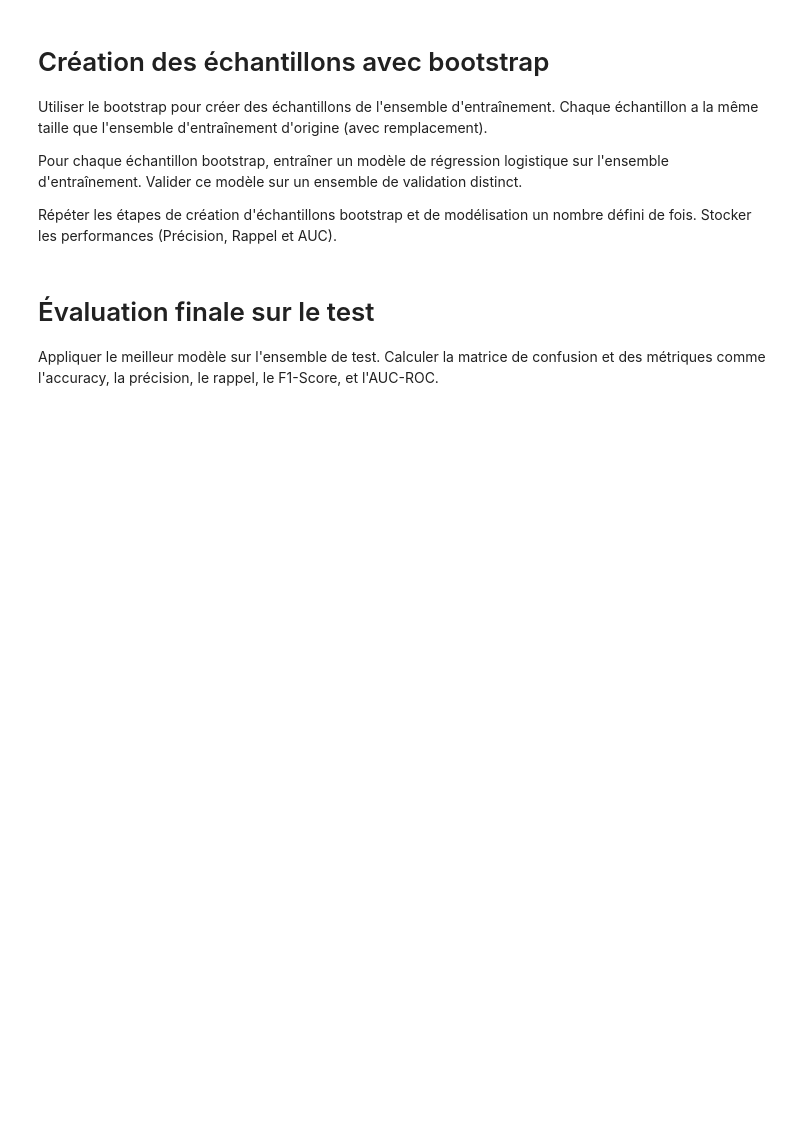
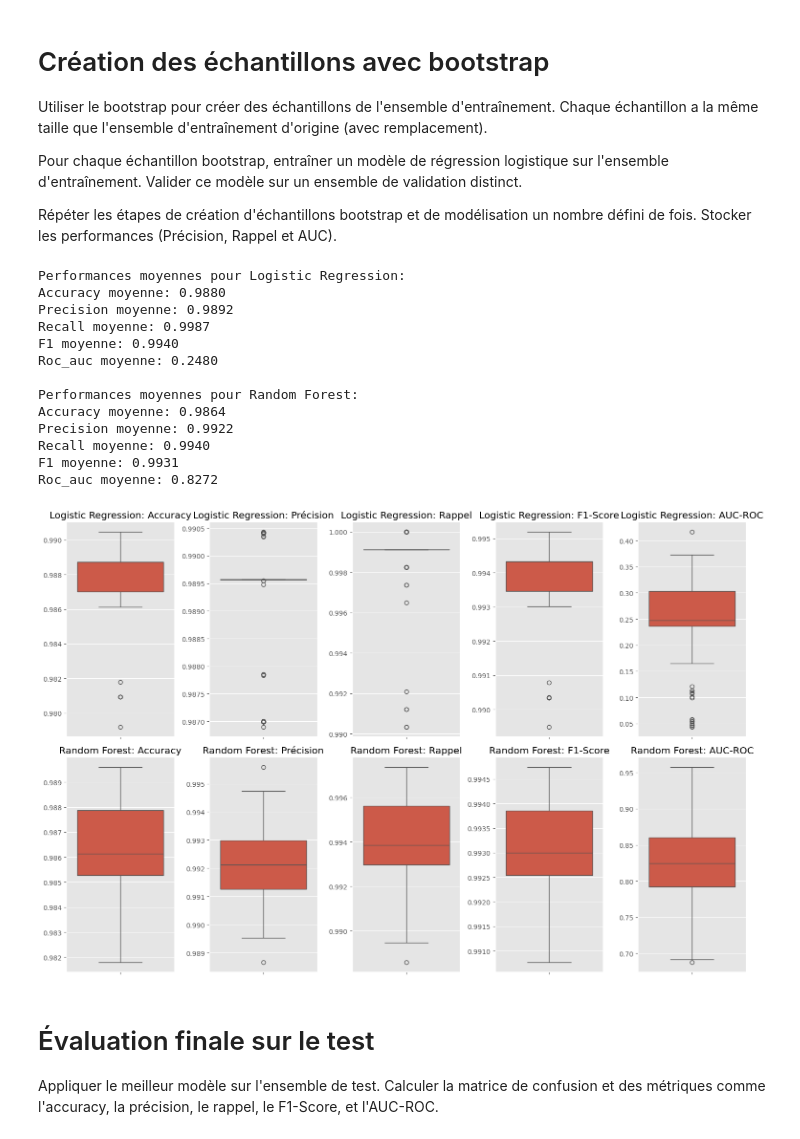
Before and after one commit to josephpierres/MGL870-TP2, a Jupyter notebook: MGL870-TP2-BGL-AIOps.ipynb, the cells around one changed output. Cells and saved outputs as stored; diff of their text form; code cells hidden in the pictures; blank space fills up the shorter version.

```diff
--- a/MGL870-TP2-BGL-AIOps.ipynb
+++ b/MGL870-TP2-BGL-AIOps.ipynb
@@ -139,7 +215,7 @@ for _ in range(n_iterations):
     y_train_bootstrap = bootstrap_sample['Anomaly']
 
     # Entraîner Logistic Regression
-    model_lr = LogisticRegression(solver='saga', max_iter=5000, random_state=None)
+    model_lr = LogisticRegression(solver='saga', max_iter=50000, random_state=None)
     model_lr.fit(X_train_bootstrap, y_train_bootstrap)
     y_pred_lr = model_lr.predict(X_valid)
     y_pred_proba_lr = model_lr.predict_proba(X_valid)[:, 1]
@@ -164,33 +240,48 @@ for _ in range(n_iterations):
     metrics_rf["f1"].append(f1_score(y_valid, y_pred_rf))
     metrics_rf["roc_auc"].append(roc_auc_score(y_valid, y_pred_proba_rf))
 
 # Afficher les performances moyennes pour Logistic Regression
 print("\nPerformances moyennes pour Logistic Regression:")
 for metric, values in metrics_lr.items():
     print(f"{metric.capitalize()} moyenne: {np.mean(values):.4f}")
 
 # Afficher les performances moyennes pour Random Forest
 print("\nPerformances moyennes pour Random Forest:")
 for metric, values in metrics_rf.items():
     print(f"{metric.capitalize()} moyenne: {np.mean(values):.4f}")
 
 # Visualisation des performances
 plt.figure(figsize=(15, 10))
 
 metrics_names = ["accuracy", "precision", "recall", "f1", "roc_auc"]
 titles = ['Accuracy', 'Précision', 'Rappel', 'F1-Score', 'AUC-ROC']
 
 for i, metric in enumerate(metrics_names):
     plt.subplot(2, 5, i + 1)
     sns.boxplot(data=metrics_lr[metric])
     plt.title(f'Logistic Regression: {titles[i]}')
 
     plt.subplot(2, 5, i + 6)
     sns.boxplot(data=metrics_rf[metric])
     plt.title(f'Random Forest: {titles[i]}')
 
 plt.tight_layout()
 plt.show()
+# %% [output]
+Performances moyennes pour Logistic Regression:
+Accuracy moyenne: 0.9880
+Precision moyenne: 0.9892
+Recall moyenne: 0.9987
+F1 moyenne: 0.9940
+Roc_auc moyenne: 0.2480
+
+Performances moyennes pour Random Forest:
+Accuracy moyenne: 0.9864
+Precision moyenne: 0.9922
+Recall moyenne: 0.9940
+F1 moyenne: 0.9931
+Roc_auc moyenne: 0.8272
+[figure, added]
 # %% [markdown]
 # Évaluation finale sur le test
 Appliquer le meilleur modèle sur l'ensemble de test. Calculer la matrice de confusion et des métriques comme l'accuracy, la précision, le rappel, le F1-Score, et l'AUC-ROC.
```
Also changed, not shown: parts of 9 cells of this notebook, 2 other files.
